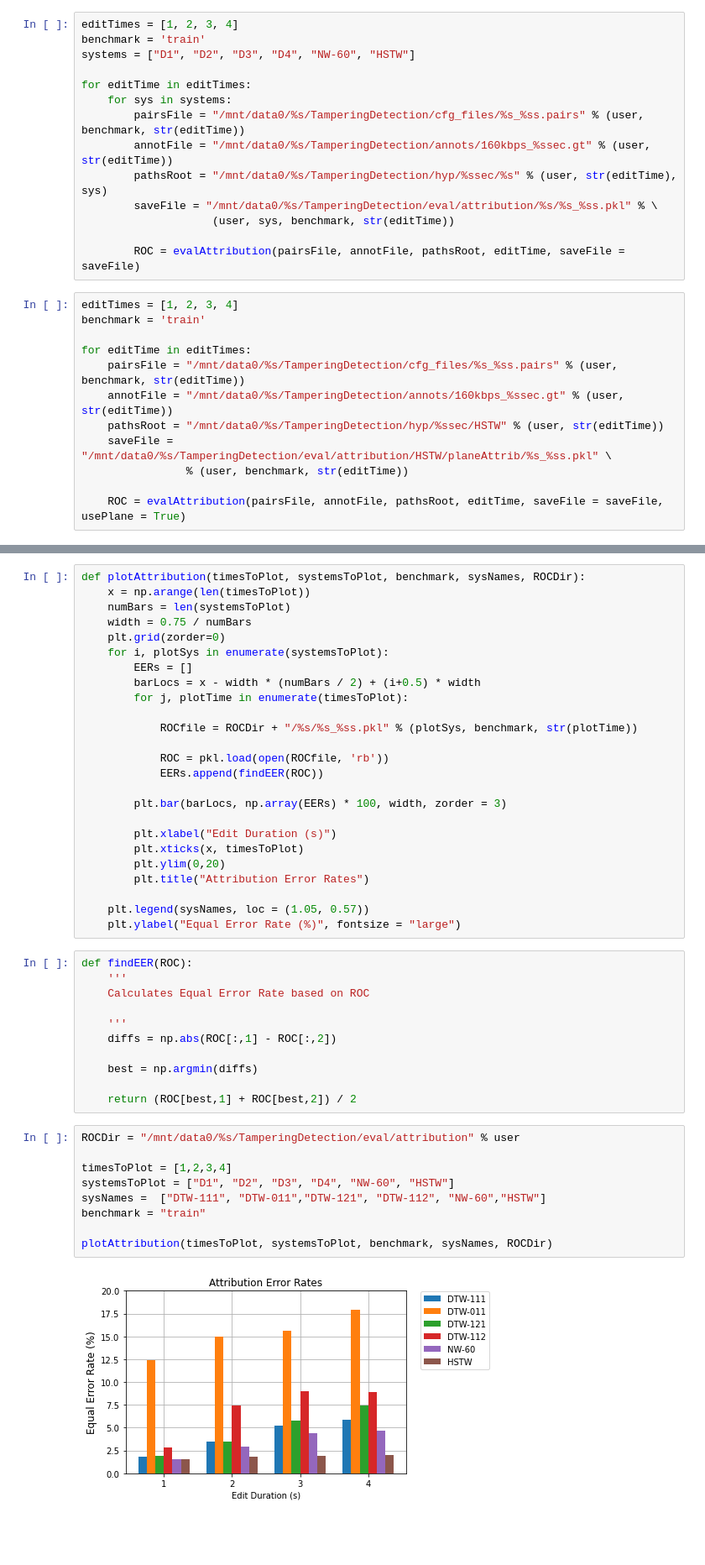
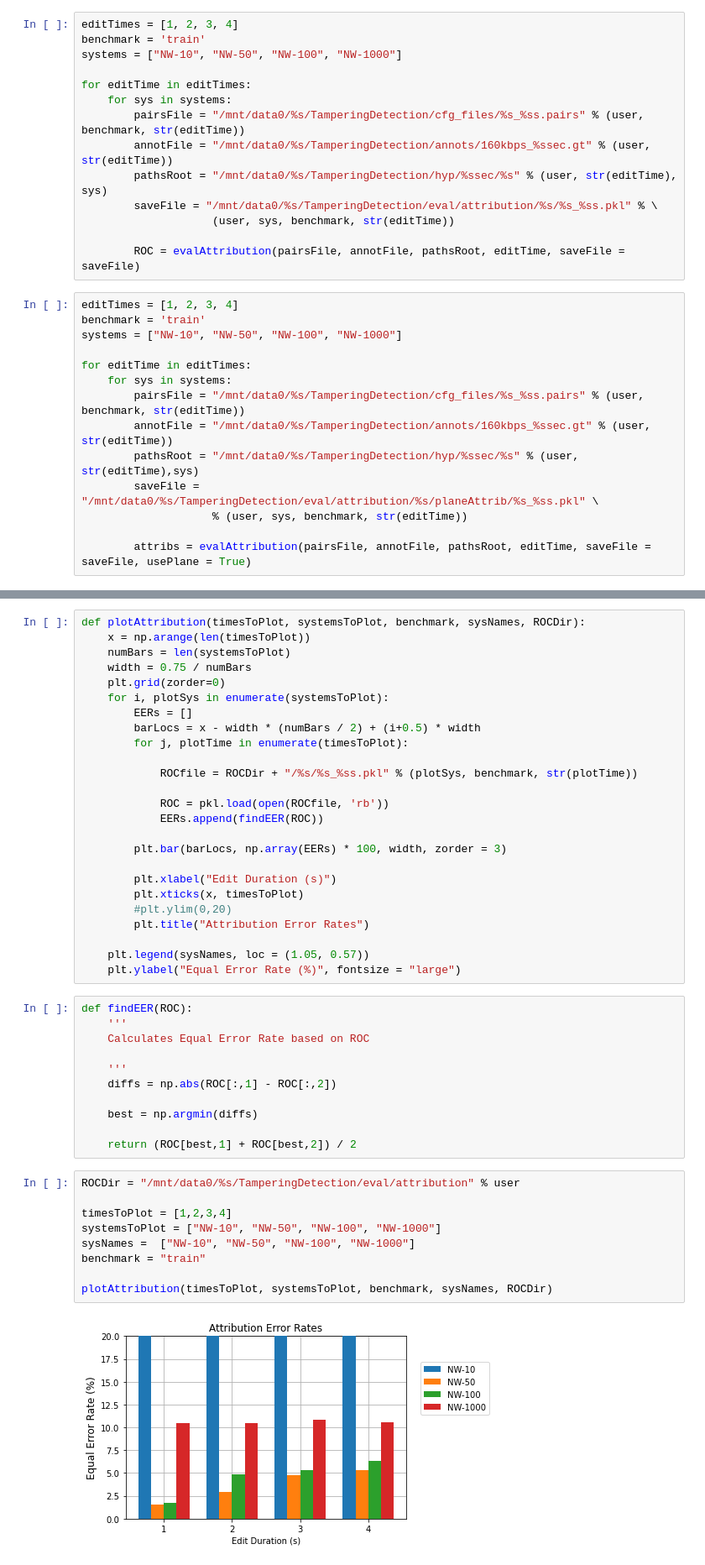
Before and after one commit to HMC-MIR/HSTW, a Jupyter notebook: 03_speech_eval.ipynb, the cells around one changed output, grey strips where cells are left out. Shown at 84% size. Cells and saved outputs as stored; diff of their text form; blank space fills up the shorter version.

Commit message:
Added Plotting function for plane attrib average to speech eval

```diff
--- a/03_speech_eval.ipynb
+++ b/03_speech_eval.ipynb
@@ -337,7 +337,7 @@ def evalQueryAttrib(hyp, annot, scoring_collar, editDur, hop_sec, usePlane):
 # %%
 editTimes = [1, 2, 3, 4]
 benchmark = 'train'
-systems = ["D1", "D2", "D3", "D4", "NW-60", "HSTW"]
+systems = ["NW-10", "NW-50", "NW-100", "NW-1000"]
 
 for editTime in editTimes:
     for sys in systems:
@@ -351,15 +351,17 @@ for editTime in editTimes:
 # %%
 editTimes = [1, 2, 3, 4]
 benchmark = 'train'
+systems = ["NW-10", "NW-50", "NW-100", "NW-1000"]
 
 for editTime in editTimes:
-    pairsFile = "/mnt/data0/%s/TamperingDetection/cfg_files/%s_%ss.pairs" % (user, benchmark, str(editTime))
-    annotFile = "/mnt/data0/%s/TamperingDetection/annots/160kbps_%ssec.gt" % (user, str(editTime))
-    pathsRoot = "/mnt/data0/%s/TamperingDetection/hyp/%ssec/HSTW" % (user, str(editTime))
-    saveFile = "/mnt/data0/%s/TamperingDetection/eval/attribution/HSTW/planeAttrib/%s_%ss.pkl" \
-                % (user, benchmark, str(editTime))
+    for sys in systems:
+        pairsFile = "/mnt/data0/%s/TamperingDetection/cfg_files/%s_%ss.pairs" % (user, benchmark, str(editTime))
+        annotFile = "/mnt/data0/%s/TamperingDetection/annots/160kbps_%ssec.gt" % (user, str(editTime))
+        pathsRoot = "/mnt/data0/%s/TamperingDetection/hyp/%ssec/%s" % (user, str(editTime),sys)
+        saveFile = "/mnt/data0/%s/TamperingDetection/eval/attribution/%s/planeAttrib/%s_%ss.pkl" \
+                    % (user, sys, benchmark, str(editTime))
 
-    ROC = evalAttribution(pairsFile, annotFile, pathsRoot, editTime, saveFile = saveFile, usePlane = True)
+        attribs = evalAttribution(pairsFile, annotFile, pathsRoot, editTime, saveFile = saveFile, usePlane = True)
 # %% [markdown]
 ## Attribution Plots
 # %%
@@ -382,7 +384,7 @@ def plotAttribution(timesToPlot, systemsToPlot, benchmark, sysNames, ROCDir):
 
         plt.xlabel("Edit Duration (s)")
         plt.xticks(x, timesToPlot)
-        plt.ylim(0,20)
+        #plt.ylim(0,20)
         plt.title("Attribution Error Rates")
 
     plt.legend(sysNames, loc = (1.05, 0.57))
@@ -401,14 +403,14 @@ def findEER(ROC):
 # %%
 ROCDir = "/mnt/data0/%s/TamperingDetection/eval/attribution" % user
 
 timesToPlot = [1,2,3,4]
-systemsToPlot = ["D1", "D2", "D3", "D4", "NW-60", "HSTW"]
-sysNames =  ["DTW-111", "DTW-011","DTW-121", "DTW-112", "NW-60","HSTW"]
+systemsToPlot = ["NW-10", "NW-50", "NW-100", "NW-1000"]
+sysNames =  ["NW-10", "NW-50", "NW-100", "NW-1000"]
 benchmark = "train"
 
 plotAttribution(timesToPlot, systemsToPlot, benchmark, sysNames, ROCDir)
 # %% [output]
-[figure, old version]
+[figure, new version]
 # %%
 def plotROCs(rocFiles, planeAttribFiles, sysNames):
     for rocFile in rocFiles:
```
Also changed, not shown: parts of 14 cells of this notebook.
